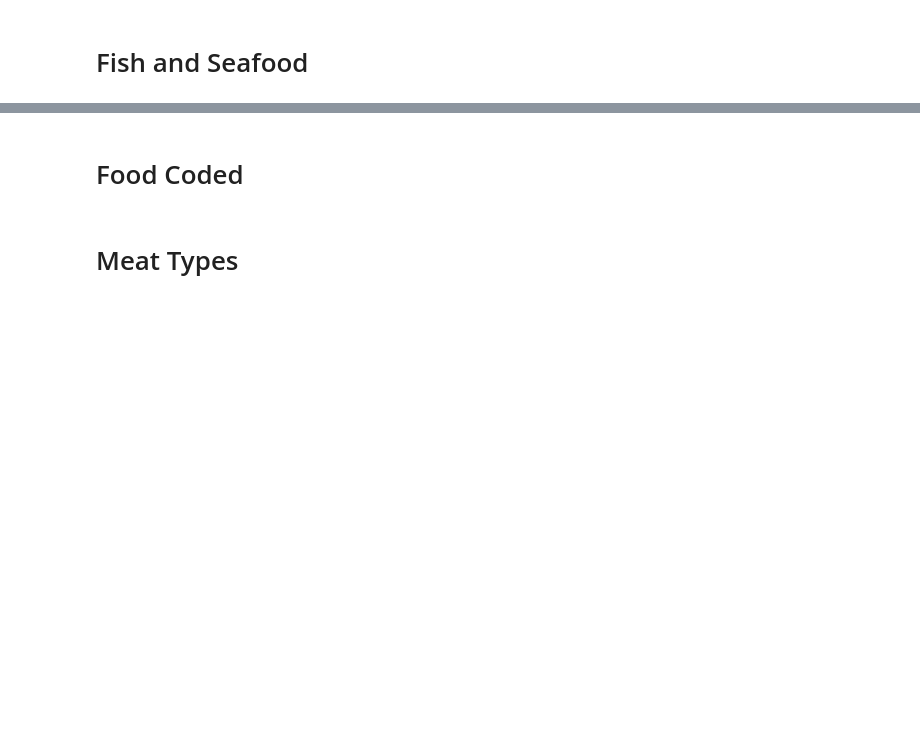
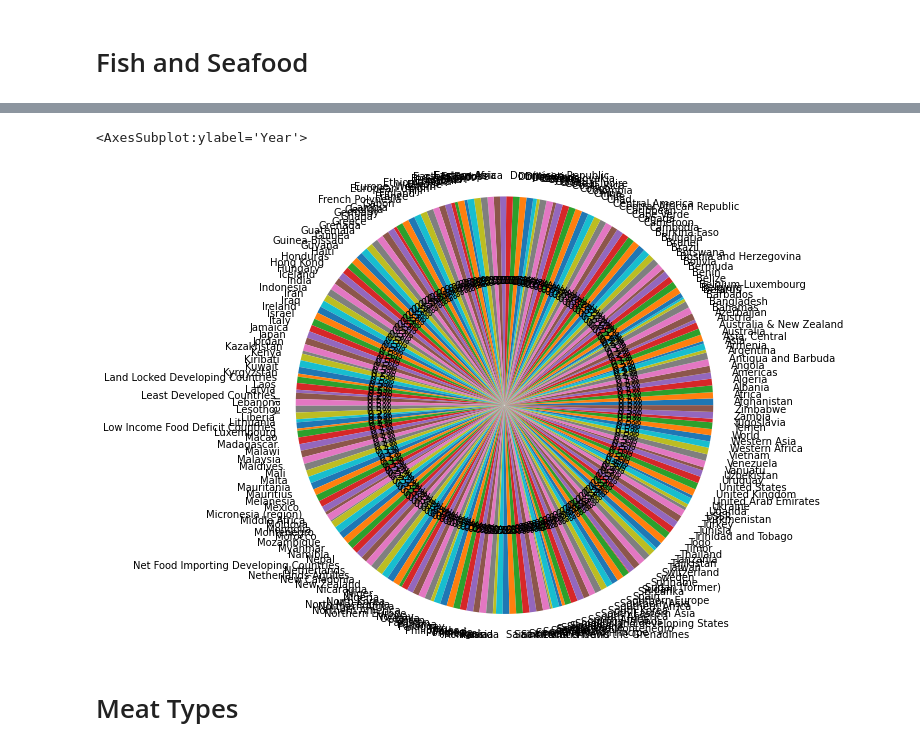
Before and after one commit to kellyc-j/MenuAssistance_project_y4, a Jupyter notebook: Menu Assistance.ipynb, the cells around one changed output, grey strips where cells are left out. Cells and saved outputs as stored; diff of their text form; code cells hidden in the pictures; blank space fills up the shorter version.

```diff
--- a/Menu Assistance.ipynb
+++ b/Menu Assistance.ipynb
@@ -26,4 +89,2 @@ dataFish.shape
 # %%
-sns.relplot(x="Fish, Seafood- Food supply quantity (kg/capita/yr) (FAO, 2020)", y="Year", data = dataFish)
+dataFishPie = dataFish.groupby('Entity')['Year'].sum()
-# %% [markdown]
-# Food Coded
@@ -35,3 +91,8 @@ dataFood.shape
+# %%
+dataFishPie.plot.pie(figsize=(8,8), radius=1.2, autopct='%1.1f%%')
+# %% [output]
+<AxesSubplot:ylabel='Year'>
+[figure, added]
 # %% [markdown]
 # Meat Types
 # %%
```
Also changed, not shown: parts of 22 cells of this notebook.
